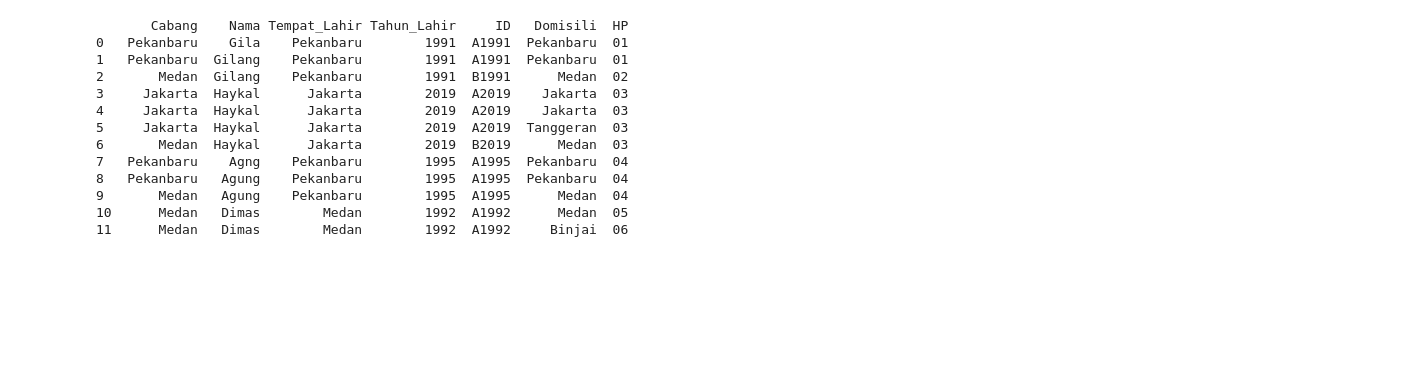
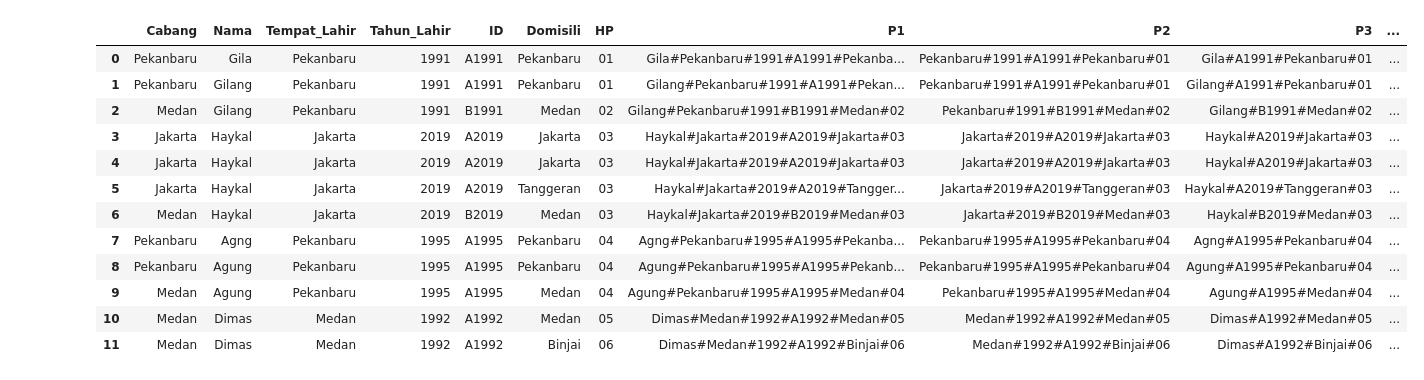
Before and after one commit to lintanggilang/Praktik-Machine-Learning, a Jupyter notebook: K_modes/K_modes.ipynb, the cells around one changed output. Cells and saved outputs as stored; diff of their text form; code cells hidden in the pictures; blank space fills up the shorter version.

```diff
--- a/K_modes/K_modes.ipynb
+++ b/K_modes/K_modes.ipynb
@@ -25,24 +23,32 @@ Konsumen = {'Cabang': ['Pekanbaru','Pekanbaru','Medan','Jakarta','Jakarta','Jaka
             'Tempat_Lahir': ['Pekanbaru','Pekanbaru','Pekanbaru','Jakarta','Jakarta','Jakarta','Jakarta','Pekanbaru','Pekanbaru','Pekanbaru','Medan','Medan'],
             'Tahun_Lahir': ['1991','1991','1991','2019','2019','2019','2019','1995','1995','1995','1992','1992'],
             'ID': ['A1991','A1991','B1991','A2019','A2019','A2019','B2019','A1995','A1995','A1995','A1992','A1992'],
-            'HP': ['01','01','02','03','03','03','03','04','04','04','05','06'],
-
+            'HP': ['01','01','02','03','03','03','03','04','04','04','05','06']
             }
 
 df = pd.DataFrame(Konsumen, columns = ['Cabang', 'Nama', 'Tempat_Lahir', 'Tahun_Lahir', 'ID','Domisili','HP'])
-
-print (df)
-# %% [output]
-       Cabang    Nama Tempat_Lahir Tahun_Lahir     ID   Domisili  HP
-0   Pekanbaru    Gila    Pekanbaru        1991  A1991  Pekanbaru  01
-1   Pekanbaru  Gilang    Pekanbaru        1991  A1991  Pekanbaru  01
-2       Medan  Gilang    Pekanbaru        1991  B1991      Medan  02
-3     Jakarta  Haykal      Jakarta        2019  A2019    Jakarta  03
-4     Jakarta  Haykal      Jakarta        2019  A2019    Jakarta  03
-5     Jakarta  Haykal      Jakarta        2019  A2019  Tanggeran  03
-6       Medan  Haykal      Jakarta        2019  B2019      Medan  03
-7   Pekanbaru    Agng    Pekanbaru        1995  A1995  Pekanbaru  04
-8   Pekanbaru   Agung    Pekanbaru        1995  A1995  Pekanbaru  04
-9       Medan   Agung    Pekanbaru        1995  A1995      Medan  04
-10      Medan   Dimas        Medan        1992  A1992      Medan  05
-11      Medan   Dimas        Medan        1992  A1992     Binjai  06
+# %%
+df_1 = df.copy()
+# %%
+df_1["P1"]=df_1["Nama"]+"#"+df_1["Tempat_Lahir"]+"#"+df_1["Tahun_Lahir"]+"#"+df_1["ID"]+"#"+df_1["Domisili"]+"#"+df_1["HP"]
+df_1["P2"]=df_1["Tempat_Lahir"]+"#"+df_1["Tahun_Lahir"]+"#"+df_1["ID"]+"#"+df_1["Domisili"]+"#"+df_1["HP"]
+df_1["P3"]=df_1["Nama"]+"#"+df_1["ID"]+"#"+df_1["Domisili"]+"#"+df_1["HP"]
+df_1["P4"]=df_1["Nama"]+"#"+df_1["Tempat_Lahir"]+"#"+df_1["Tahun_Lahir"]+"#"+df_1["Domisili"]+"#"+df_1["HP"]
+df_1["P5"]=df_1["Nama"]+"#"+df_1["Tempat_Lahir"]+"#"+df_1["Tahun_Lahir"]+"#"+df_1["ID"]+"#"+df_1["HP"]
+df_1["P6"]=df_1["Nama"]+"#"+df_1["Tempat_Lahir"]+"#"+df_1["Tahun_Lahir"]+"#"+df_1["ID"]+"#"+df_1["Domisili"]
+# %%
+df_1
+# %% [output]
+|  | Cabang | Nama | Tempat_Lahir | Tahun_Lahir | ID | Domisili | HP | P1 | P2 | P3 | ... |
+| 0 | Pekanbaru | Gila | Pekanbaru | 1991 | A1991 | Pekanbaru | 01 | Gila#Pekanbaru#1991#A1991#Pekanba... | Pekanbaru#1991#A1991#Pekanbaru#01 | Gila#A1991#Pekanbaru#01 | ... |
+| 1 | Pekanbaru | Gilang | Pekanbaru | 1991 | A1991 | Pekanbaru | 01 | Gilang#Pekanbaru#1991#A1991#Pekan... | Pekanbaru#1991#A1991#Pekanbaru#01 | Gilang#A1991#Pekanbaru#01 | ... |
+| 2 | Medan | Gilang | Pekanbaru | 1991 | B1991 | Medan | 02 | Gilang#Pekanbaru#1991#B1991#Medan#02 | Pekanbaru#1991#B1991#Medan#02 | Gilang#B1991#Medan#02 | ... |
+| 3 | Jakarta | Haykal | Jakarta | 2019 | A2019 | Jakarta | 03 | Haykal#Jakarta#2019#A2019#Jakarta#03 | Jakarta#2019#A2019#Jakarta#03 | Haykal#A2019#Jakarta#03 | ... |
+| 4 | Jakarta | Haykal | Jakarta | 2019 | A2019 | Jakarta | 03 | Haykal#Jakarta#2019#A2019#Jakarta#03 | Jakarta#2019#A2019#Jakarta#03 | Haykal#A2019#Jakarta#03 | ... |
+| 5 | Jakarta | Haykal | Jakarta | 2019 | A2019 | Tanggeran | 03 | Haykal#Jakarta#2019#A2019#Tangger... | Jakarta#2019#A2019#Tanggeran#03 | Haykal#A2019#Tanggeran#03 | ... |
+| 6 | Medan | Haykal | Jakarta | 2019 | B2019 | Medan | 03 | Haykal#Jakarta#2019#B2019#Medan#03 | Jakarta#2019#B2019#Medan#03 | Haykal#B2019#Medan#03 | ... |
+| 7 | Pekanbaru | Agng | Pekanbaru | 1995 | A1995 | Pekanbaru | 04 | Agng#Pekanbaru#1995#A1995#Pekanba... | Pekanbaru#1995#A1995#Pekanbaru#04 | Agng#A1995#Pekanbaru#04 | ... |
+| 8 | Pekanbaru | Agung | Pekanbaru | 1995 | A1995 | Pekanbaru | 04 | Agung#Pekanbaru#1995#A1995#Pekanb... | Pekanbaru#1995#A1995#Pekanbaru#04 | Agung#A1995#Pekanbaru#04 | ... |
+| 9 | Medan | Agung | Pekanbaru | 1995 | A1995 | Medan | 04 | Agung#Pekanbaru#1995#A1995#Medan#04 | Pekanbaru#1995#A1995#Medan#04 | Agung#A1995#Medan#04 | ... |
+| 10 | Medan | Dimas | Medan | 1992 | A1992 | Medan | 05 | Dimas#Medan#1992#A1992#Medan#05 | Medan#1992#A1992#Medan#05 | Dimas#A1992#Medan#05 | ... |
+| 11 | Medan | Dimas | Medan | 1992 | A1992 | Binjai | 06 | Dimas#Medan#1992#A1992#Binjai#06 | Medan#1992#A1992#Binjai#06 | Dimas#A1992#Binjai#06 | ... |
```
Also changed, not shown: parts of 21 cells of this notebook.
